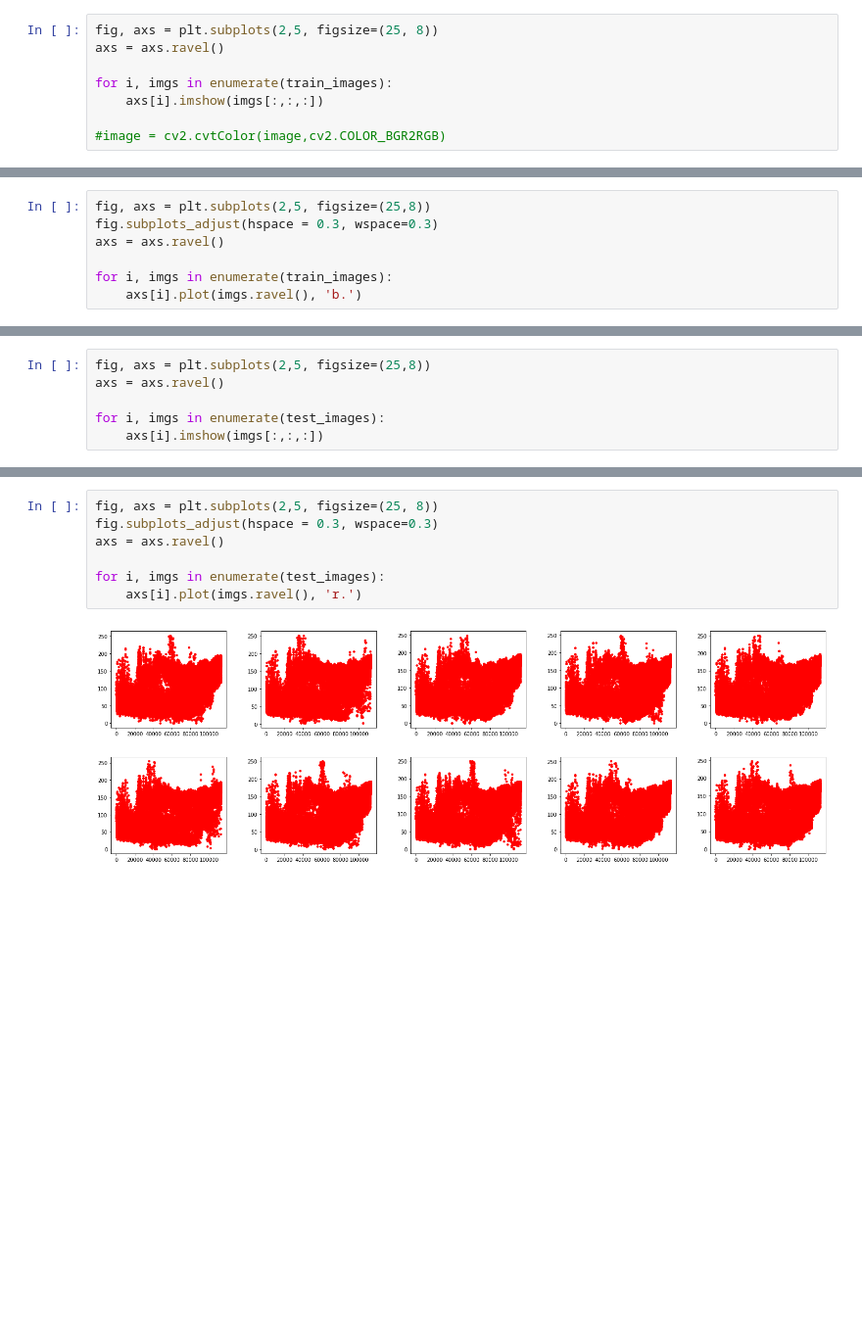
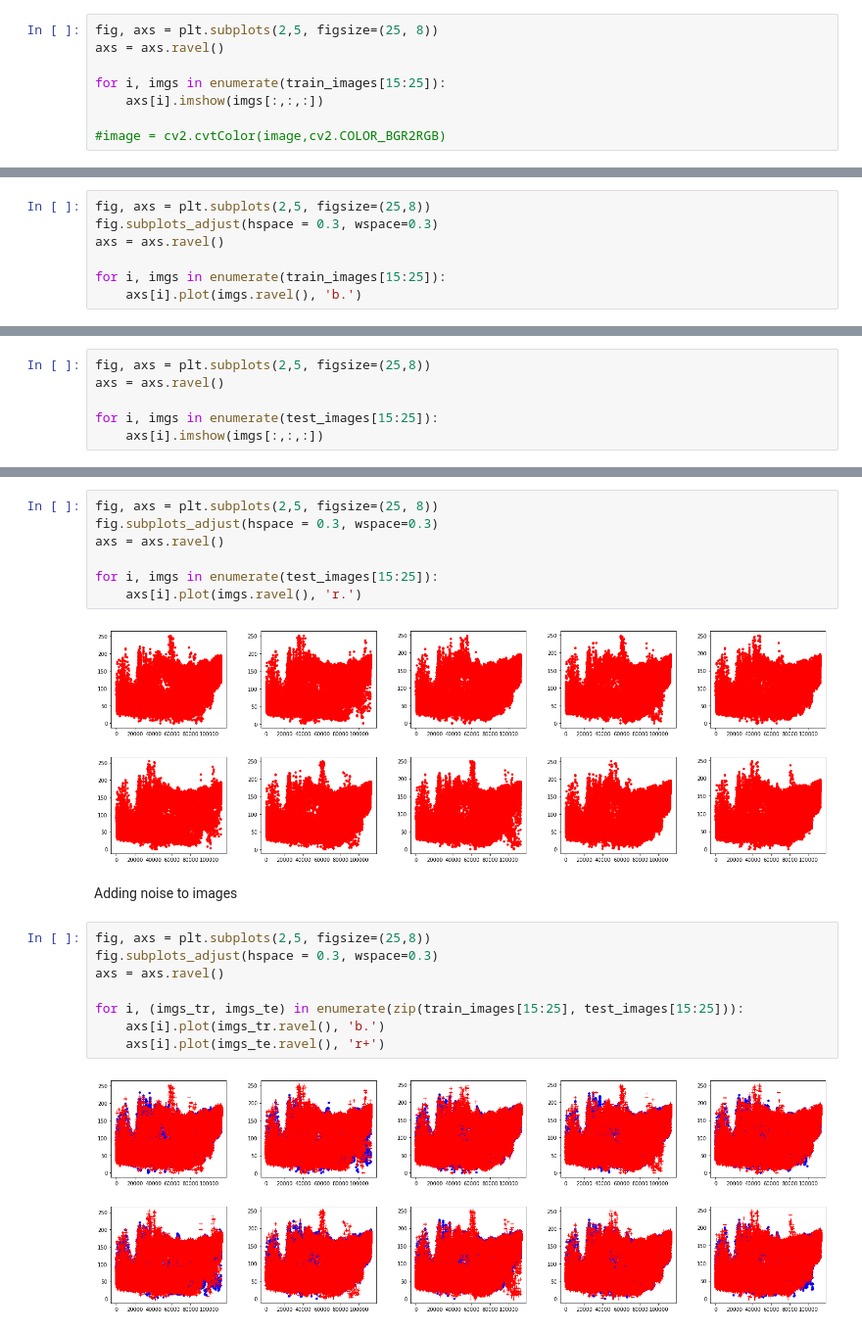
Before and after one commit to karishma33/DetectionProject, a Jupyter notebook: analysis.ipynb, the cells around one changed output, grey strips where cells are left out. Shown at 98% size. Drawn from its saved outputs; the diff is of its cells as text; blank space fills up the shorter version.

```diff
--- a/analysis.ipynb
+++ b/analysis.ipynb
@@ -41,7 +42,7 @@ test_images = np.array(test_images)
 fig, axs = plt.subplots(2,5, figsize=(25, 8))
 axs = axs.ravel()
 
-for i, imgs in enumerate(train_images):
+for i, imgs in enumerate(train_images[15:25]):
     axs[i].imshow(imgs[:,:,:])
 
 #image = cv2.cvtColor(image,cv2.COLOR_BGR2RGB)
@@ -56,7 +57,7 @@ fig, axs = plt.subplots(2,5, figsize=(25,8))
 fig.subplots_adjust(hspace = 0.3, wspace=0.3)
 axs = axs.ravel()
 
-for i, imgs in enumerate(train_images):
+for i, imgs in enumerate(train_images[15:25]):
     axs[i].plot(imgs.ravel(), 'b.')
 # %% [output]
 [figure]
@@ -64,7 +65,7 @@ for i, imgs in enumerate(train_images):
 fig, axs = plt.subplots(2,5, figsize=(25,8))
 axs = axs.ravel()
 
-for i, imgs in enumerate(test_images):
+for i, imgs in enumerate(test_images[15:25]):
     axs[i].imshow(imgs[:,:,:])
 # %% [output]
 [figure]
@@ -73,7 +74,19 @@ fig, axs = plt.subplots(2,5, figsize=(25, 8))
 fig.subplots_adjust(hspace = 0.3, wspace=0.3)
 axs = axs.ravel()
 
-for i, imgs in enumerate(test_images):
+for i, imgs in enumerate(test_images[15:25]):
     axs[i].plot(imgs.ravel(), 'r.')
 # %% [output]
 [figure]
+# %% [markdown]
+Adding noise to images
+# %%
+fig, axs = plt.subplots(2,5, figsize=(25,8))
+fig.subplots_adjust(hspace = 0.3, wspace=0.3)
+axs = axs.ravel()
+
+for i, (imgs_tr, imgs_te) in enumerate(zip(train_images[15:25], test_images[15:25])):
+    axs[i].plot(imgs_tr.ravel(), 'b.')
+    axs[i].plot(imgs_te.ravel(), 'r+')
+# %% [output]
+[figure, added]
```
Also changed, not shown: parts of 7 cells of this notebook, 2 other files.
